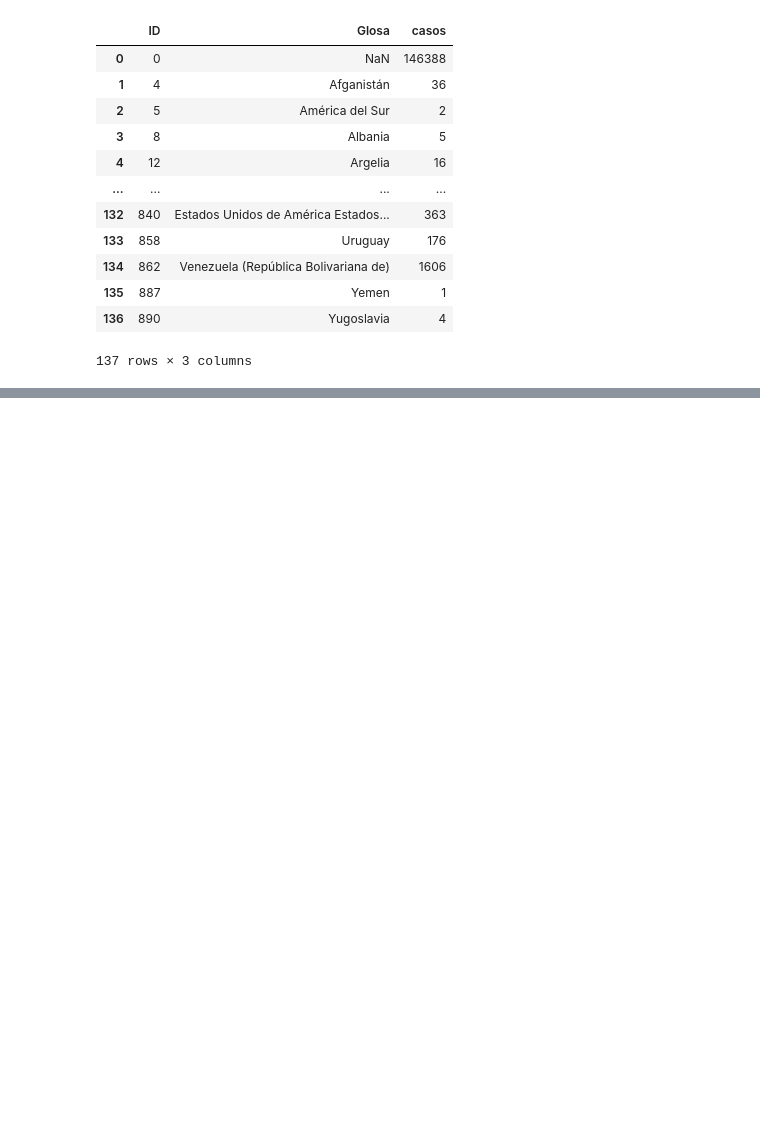
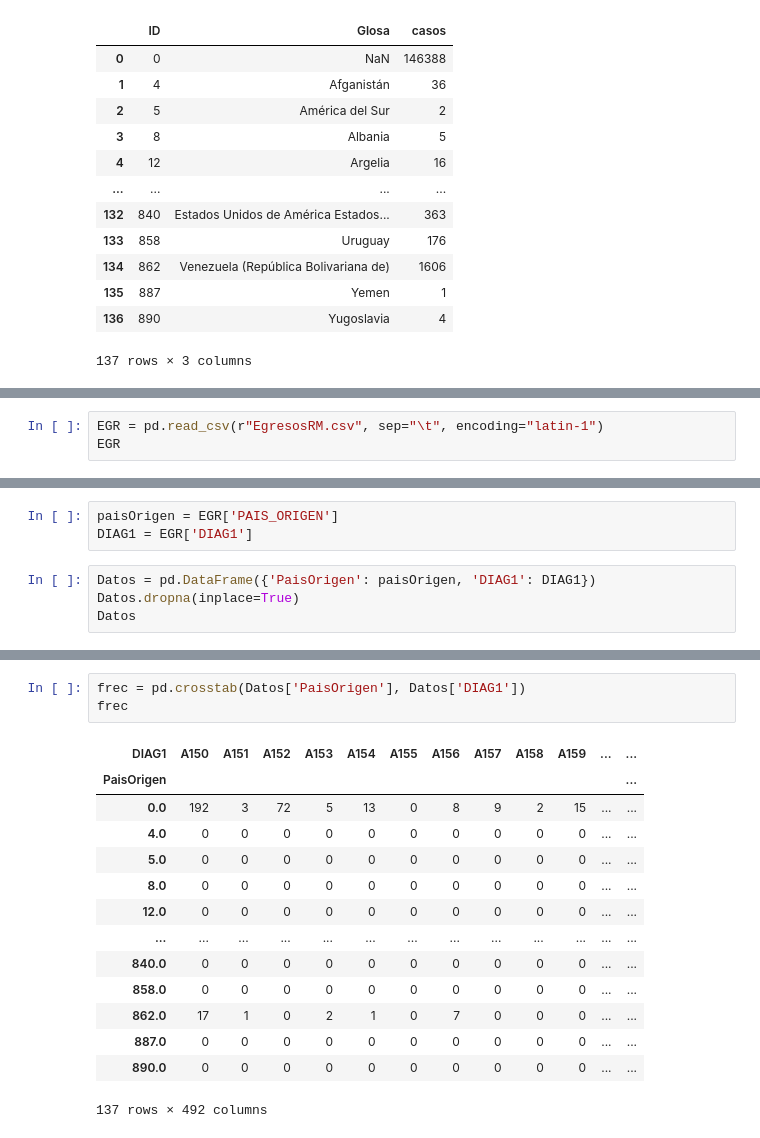
Before and after one commit to AstroDolan/InformationTheory, a Jupyter notebook: LAB1.ipynb, the cells around one changed output, grey strips where cells are left out. Saved outputs shown, nothing was run; the diff lists cells and outputs as text; blank space fills up the shorter version.

```diff
--- a/LAB1.ipynb
+++ b/LAB1.ipynb
@@ -60,0 +51,3 @@ ValueError: If using all scalar values, you must pass an index
+# %%
+EGR = pd.read_csv(r"EgresosRM.csv", sep="\t", encoding="latin-1")
+EGR
@@ -60,0 +68,7 @@ ValueError: If using all scalar values, you must pass an index
+# %%
+paisOrigen = EGR['PAIS_ORIGEN']
+DIAG1 = EGR['DIAG1']
+# %%
+Datos = pd.DataFrame({'PaisOrigen': paisOrigen, 'DIAG1': DIAG1})
+Datos.dropna(inplace=True)
+Datos
@@ -60,0 +89,18 @@ ValueError: If using all scalar values, you must pass an index
+# %%
+frec = pd.crosstab(Datos['PaisOrigen'], Datos['DIAG1'])
+frec
+# %% [output]
+| DIAG1 | A150 | A151 | A152 | A153 | A154 | A155 | A156 | A157 | A158 | A159 | ... | ... |
+| PaisOrigen |  |  |  |  |  |  |  |  |  |  |  | ... |
+| 0.0 | 192 | 3 | 72 | 5 | 13 | 0 | 8 | 9 | 2 | 15 | ... | ... |
+| 4.0 | 0 | 0 | 0 | 0 | 0 | 0 | 0 | 0 | 0 | 0 | ... | ... |
+| 5.0 | 0 | 0 | 0 | 0 | 0 | 0 | 0 | 0 | 0 | 0 | ... | ... |
+| 8.0 | 0 | 0 | 0 | 0 | 0 | 0 | 0 | 0 | 0 | 0 | ... | ... |
+| 12.0 | 0 | 0 | 0 | 0 | 0 | 0 | 0 | 0 | 0 | 0 | ... | ... |
+| ... | ... | ... | ... | ... | ... | ... | ... | ... | ... | ... | ... | ... |
+| 840.0 | 0 | 0 | 0 | 0 | 0 | 0 | 0 | 0 | 0 | 0 | ... | ... |
+| 858.0 | 0 | 0 | 0 | 0 | 0 | 0 | 0 | 0 | 0 | 0 | ... | ... |
+| 862.0 | 17 | 1 | 0 | 2 | 1 | 0 | 7 | 0 | 0 | 0 | ... | ... |
+| 887.0 | 0 | 0 | 0 | 0 | 0 | 0 | 0 | 0 | 0 | 0 | ... | ... |
+| 890.0 | 0 | 0 | 0 | 0 | 0 | 0 | 0 | 0 | 0 | 0 | ... | ... |
+137 rows × 492 columns
```
Also changed, not shown: parts of 8 cells of this notebook.
